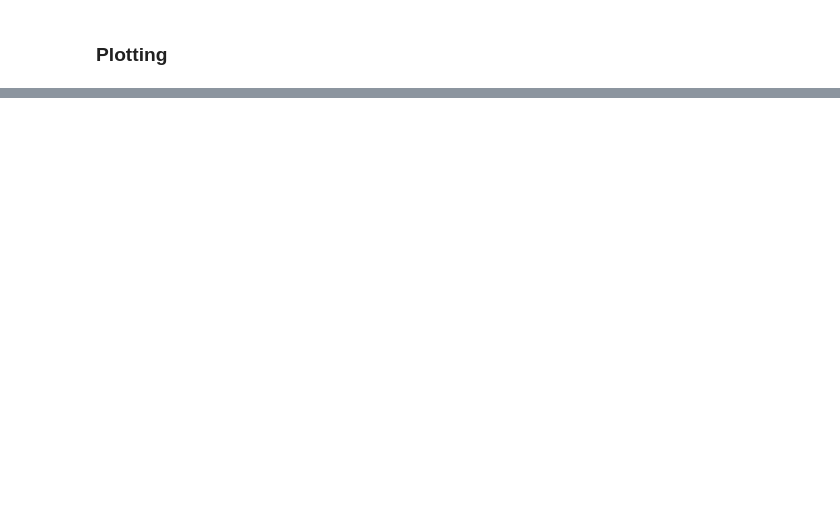
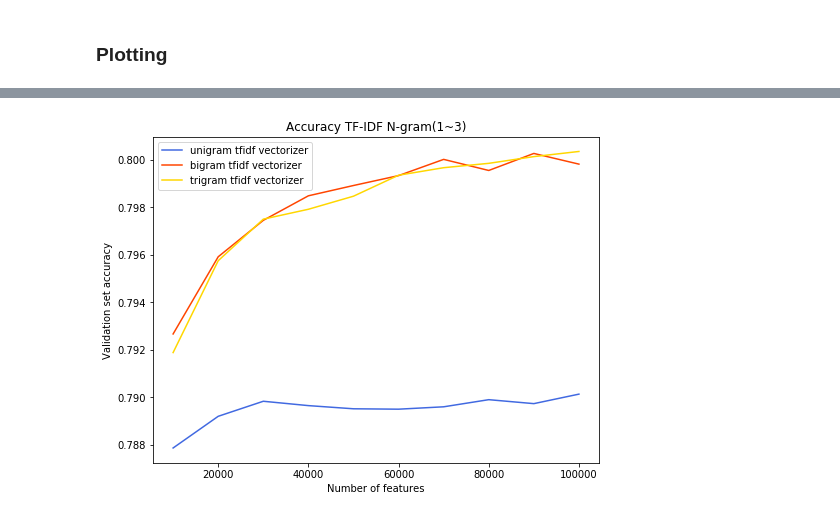
Before and after one commit to baraschi/Twitter_Sentiment_Analysis, a Jupyter notebook: Run_All_Combinations.ipynb, the cells around one changed output, grey strips where cells are left out. Saved outputs shown, nothing was run; the diff lists cells and outputs as text; code cells hidden in the pictures; blank space fills up the shorter version.

```diff
--- a/Run_All_Combinations.ipynb
+++ b/Run_All_Combinations.ipynb
@@ -177,0 +215,18 @@ plot_accuracies(
+# %%
+sub_dfs = [
+    pltdf(df,"tfidf", 1, 0, 0, 0, 0),
+    pltdf(df,"tfidf", 2, 0, 0, 0, 0),
+    pltdf(df,"tfidf", 3, 0, 0, 0, 0),
+]
+
+plot_accuracies(
+    sub_dfs,
+    legends = ['unigram tfidf vectorizer', 'bigram tfidf vectorizer', 'trigram tfidf vectorizer'],
+    colors = ['royalblue', 'orangered', 'gold'],
+    linestyles = ['-','-','-'],
+    title = 'Accuracy TF-IDF N-gram(1~3)',
+    axis_labels =['Number of features','Validation set accuracy'],
+    filename = "plot_tfidf"
+)
+# %% [output]
+[figure, added]
```
Also changed, not shown: parts of 6 cells of this notebook, 7 other files.
